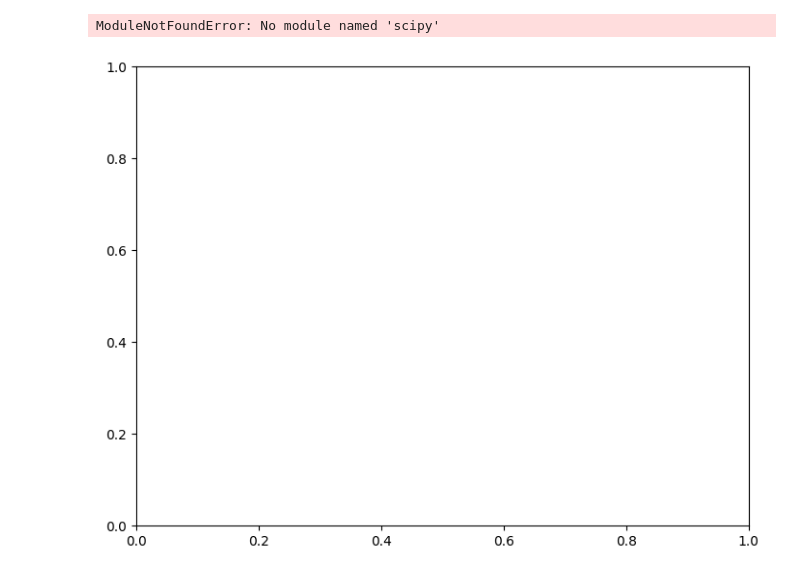
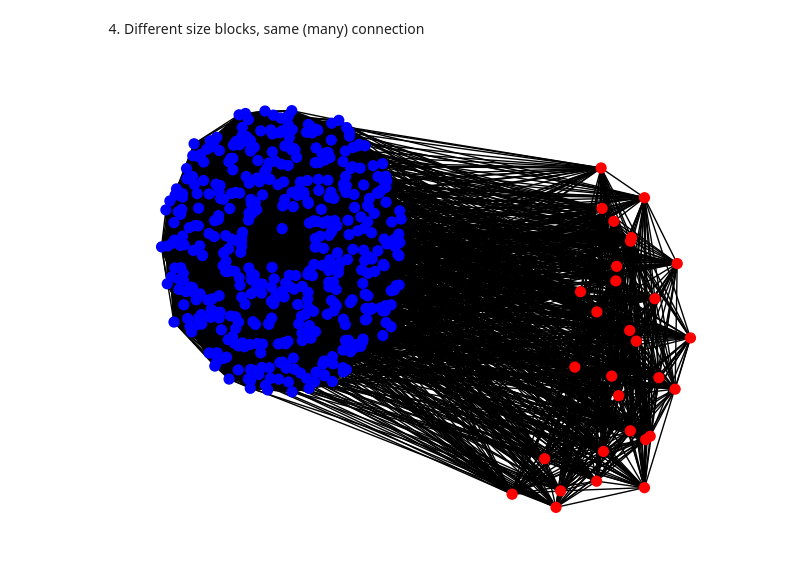
Before and after one commit to MatteoFalcioni/complex_networks, a Jupyter notebook: Python/stocastic-block.ipynb, the cells around one changed output. Drawn from its saved outputs; the diff is of its cells as text; code cells hidden in the pictures.

Commit message:
Add stocastic block model

```diff
--- a/Python/stocastic-block.ipynb
+++ b/Python/stocastic-block.ipynb
@@ -4,20 +221,19 @@ import networkx as nx
+# %% [markdown]
+4. Different size blocks, same (many) connection
 # %%
-import networkx as nx
-import matplotlib.pyplot as plt
+#SBM parameters
 
-# Define the SBM parameters and create the graph
-n = 100  # Total number of nodes
-sizes = [100, 400]  # Block sizes
-p = [[0.9, 0.2], [0.2, 0.8]]  # Block connectivity probabilities
-G = nx.stochastic_block_model(sizes, p)
+sizes = [30, 470]  # Block sizes
+p = [[0.8, 0.05],
+     [0.05, 0.8]]  # Block connectivity probabilities
+g = nx.stochastic_block_model(sizes, p)
 
-# Assign node colors based on the block (e.g., Red for Block 0, Blue for Block 1)
-node_colors = ['red' if G.nodes[node]['block'] == 0 else 'blue' for node in G.nodes]
+# Assign node colors based on the block (Red for Block 0, Blue for Block 1)
+node_colors = ['red' if g.nodes[node]['block'] == 0 else 'blue' for node in g.nodes]
 
 # Draw the graph with node colors
 #pos = nx.spring_layout(G, seed=42)  # Layout the graph
-nx.draw(G, node_color=node_colors, with_labels=False, node_size=50)
+nx.draw(g, node_color=node_colors, with_labels=False, node_size=50)
 plt.show()
 # %% [output]
-ModuleNotFoundError: No module named 'scipy'
-[figure, old version]
+[figure, new version]
```
Also changed, not shown: parts of 64 cells of this notebook, 18 other files.
